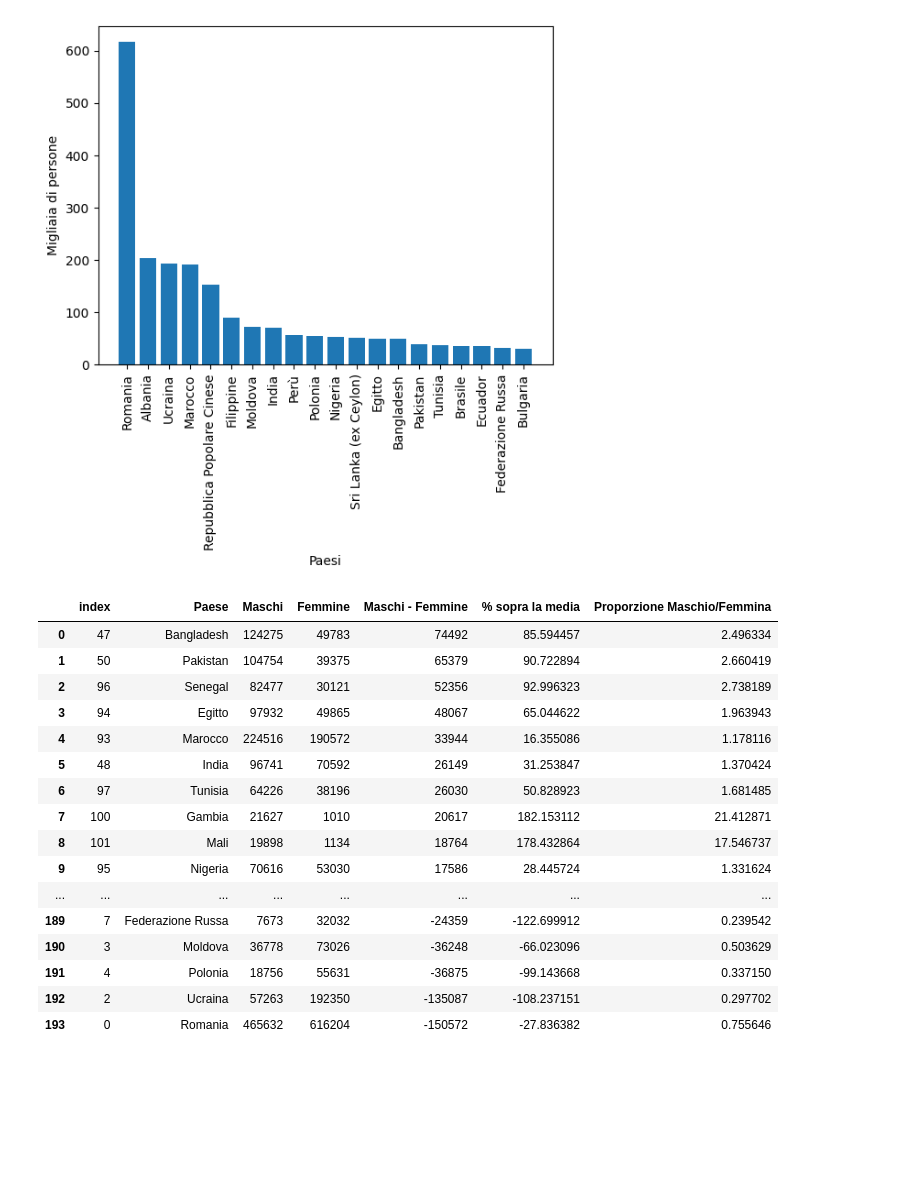
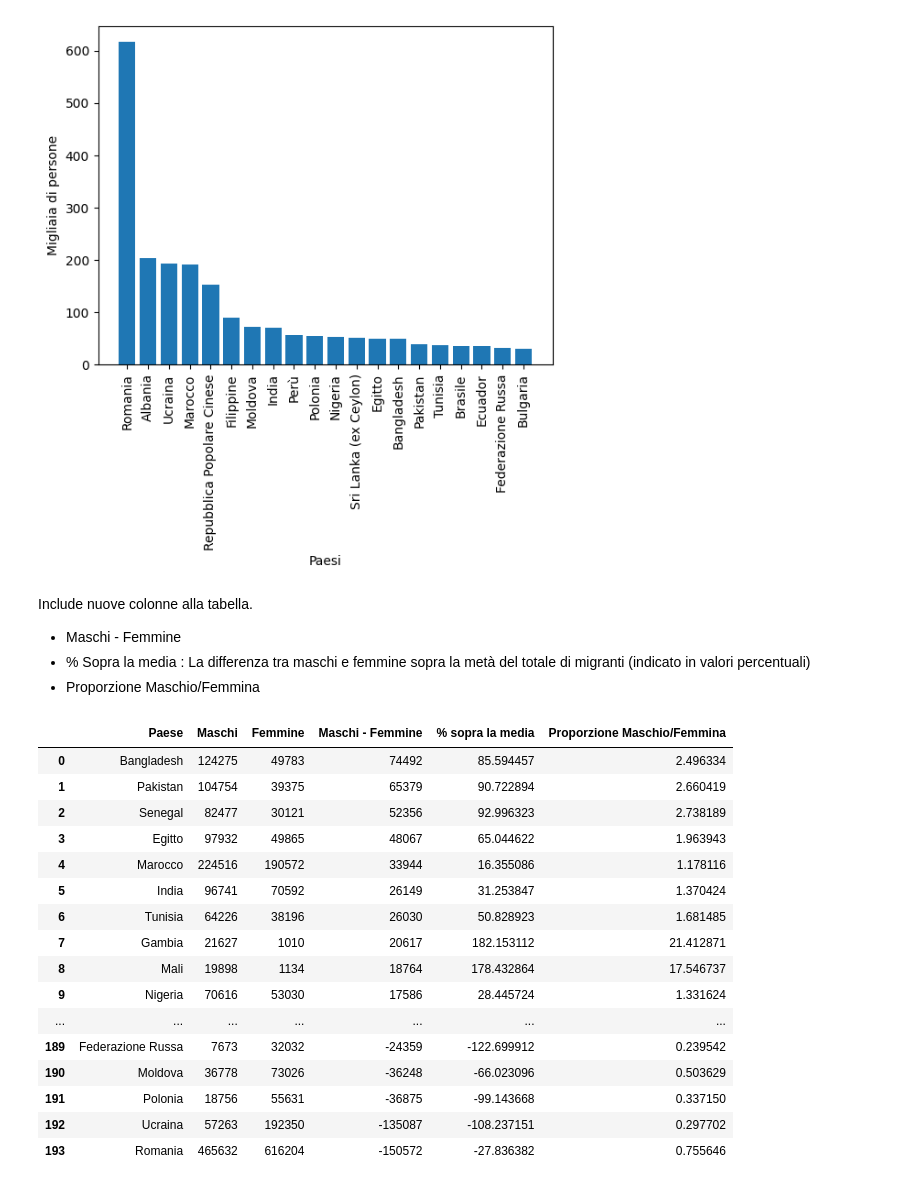
Before and after one commit to nfmmendes/stranieri-in-italia, a Jupyter notebook: Stranieri in italia.ipynb, the cells around one changed output. Saved outputs shown, nothing was run; the diff lists cells and outputs as text; code cells hidden in the pictures; blank space fills up the shorter version.

```diff
--- a/Stranieri in italia.ipynb
+++ b/Stranieri in italia.ipynb
@@ -194,28 +198,33 @@ plt.xticks(rotation='vertical')
 plt.show()
 # %% [output]
 [figure]
+# %% [markdown]
+Include nuove colonne alla tabella.
+* Maschi - Femmine
+* % Sopra la media : La differenza tra maschi e femmine sopra la metà del totale di migranti (indicato in valori percentuali)
+* Proporzione Maschio/Femmina
 # %%
 assignments = {'Maschi - Femmine': lambda x: x['Maschi'] - x['Femmine'], \
                '% sopra la media': lambda x: 200*(x['Maschi'] - x['Femmine'])/x['Totale'], \
                'Proporzione Maschio/Femmina': lambda x: x['Maschi']/x['Femmine']}
 df_diff_maschi_femmine = df.assign(**assignments)
-display(df_diff_maschi_femmine[['Paese', 'Maschi', 'Femmine', 'Maschi - Femmine', '% sopra la media', 'Proporzione Maschio/Femmina']]
-        .sort_values(by=['Maschi - Femmine'], ascending=False).reset_index())
+df_diff_maschi_femmine = df_diff_maschi_femmine.sort_values(by=['Maschi - Femmine'], ascending=False).reset_index()
+display(df_diff_maschi_femmine[['Paese', 'Maschi', 'Femmine', 'Maschi - Femmine', '% sopra la media', 'Proporzione Maschio/Femmina']])
 # %% [output]
-|  | index | Paese | Maschi | Femmine | Maschi - Femmine | % sopra la media | Proporzione Maschio/Femmina |
-| 0 | 47 | Bangladesh | 124275 | 49783 | 74492 | 85.594457 | 2.496334 |
-| 1 | 50 | Pakistan | 104754 | 39375 | 65379 | 90.722894 | 2.660419 |
-| 2 | 96 | Senegal | 82477 | 30121 | 52356 | 92.996323 | 2.738189 |
-| 3 | 94 | Egitto | 97932 | 49865 | 48067 | 65.044622 | 1.963943 |
-| 4 | 93 | Marocco | 224516 | 190572 | 33944 | 16.355086 | 1.178116 |
-| 5 | 48 | India | 96741 | 70592 | 26149 | 31.253847 | 1.370424 |
-| 6 | 97 | Tunisia | 64226 | 38196 | 26030 | 50.828923 | 1.681485 |
-| 7 | 100 | Gambia | 21627 | 1010 | 20617 | 182.153112 | 21.412871 |
-| 8 | 101 | Mali | 19898 | 1134 | 18764 | 178.432864 | 17.546737 |
-| 9 | 95 | Nigeria | 70616 | 53030 | 17586 | 28.445724 | 1.331624 |
-| ... | ... | ... | ... | ... | ... | ... | ... |
-| 189 | 7 | Federazione Russa | 7673 | 32032 | -24359 | -122.699912 | 0.239542 |
-| 190 | 3 | Moldova | 36778 | 73026 | -36248 | -66.023096 | 0.503629 |
-| 191 | 4 | Polonia | 18756 | 55631 | -36875 | -99.143668 | 0.337150 |
-| 192 | 2 | Ucraina | 57263 | 192350 | -135087 | -108.237151 | 0.297702 |
-| 193 | 0 | Romania | 465632 | 616204 | -150572 | -27.836382 | 0.755646 |
+|  | Paese | Maschi | Femmine | Maschi - Femmine | % sopra la media | Proporzione Maschio/Femmina |
+| 0 | Bangladesh | 124275 | 49783 | 74492 | 85.594457 | 2.496334 |
+| 1 | Pakistan | 104754 | 39375 | 65379 | 90.722894 | 2.660419 |
+| 2 | Senegal | 82477 | 30121 | 52356 | 92.996323 | 2.738189 |
+| 3 | Egitto | 97932 | 49865 | 48067 | 65.044622 | 1.963943 |
+| 4 | Marocco | 224516 | 190572 | 33944 | 16.355086 | 1.178116 |
+| 5 | India | 96741 | 70592 | 26149 | 31.253847 | 1.370424 |
+| 6 | Tunisia | 64226 | 38196 | 26030 | 50.828923 | 1.681485 |
+| 7 | Gambia | 21627 | 1010 | 20617 | 182.153112 | 21.412871 |
+| 8 | Mali | 19898 | 1134 | 18764 | 178.432864 | 17.546737 |
+| 9 | Nigeria | 70616 | 53030 | 17586 | 28.445724 | 1.331624 |
+| ... | ... | ... | ... | ... | ... | ... |
+| 189 | Federazione Russa | 7673 | 32032 | -24359 | -122.699912 | 0.239542 |
+| 190 | Moldova | 36778 | 73026 | -36248 | -66.023096 | 0.503629 |
+| 191 | Polonia | 18756 | 55631 | -36875 | -99.143668 | 0.337150 |
+| 192 | Ucraina | 57263 | 192350 | -135087 | -108.237151 | 0.297702 |
+| 193 | Romania | 465632 | 616204 | -150572 | -27.836382 | 0.755646 |
```
Also changed, not shown: parts of 13 cells of this notebook.
